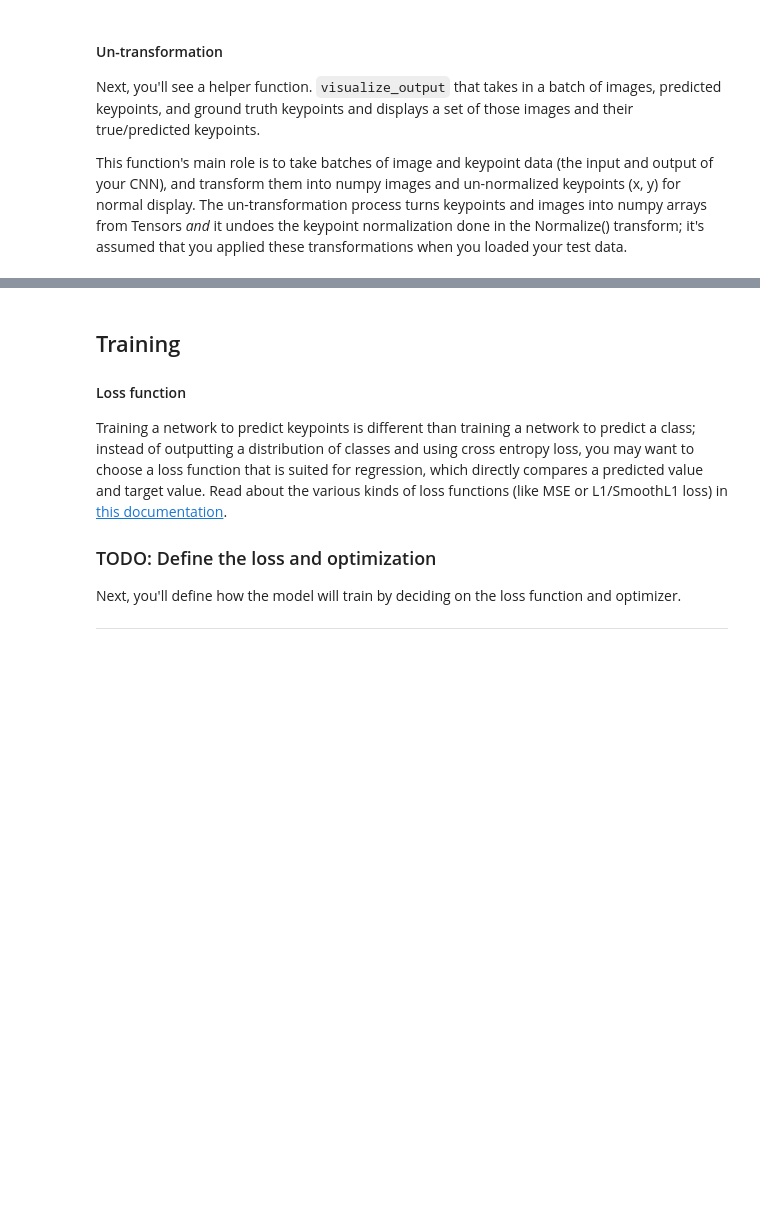
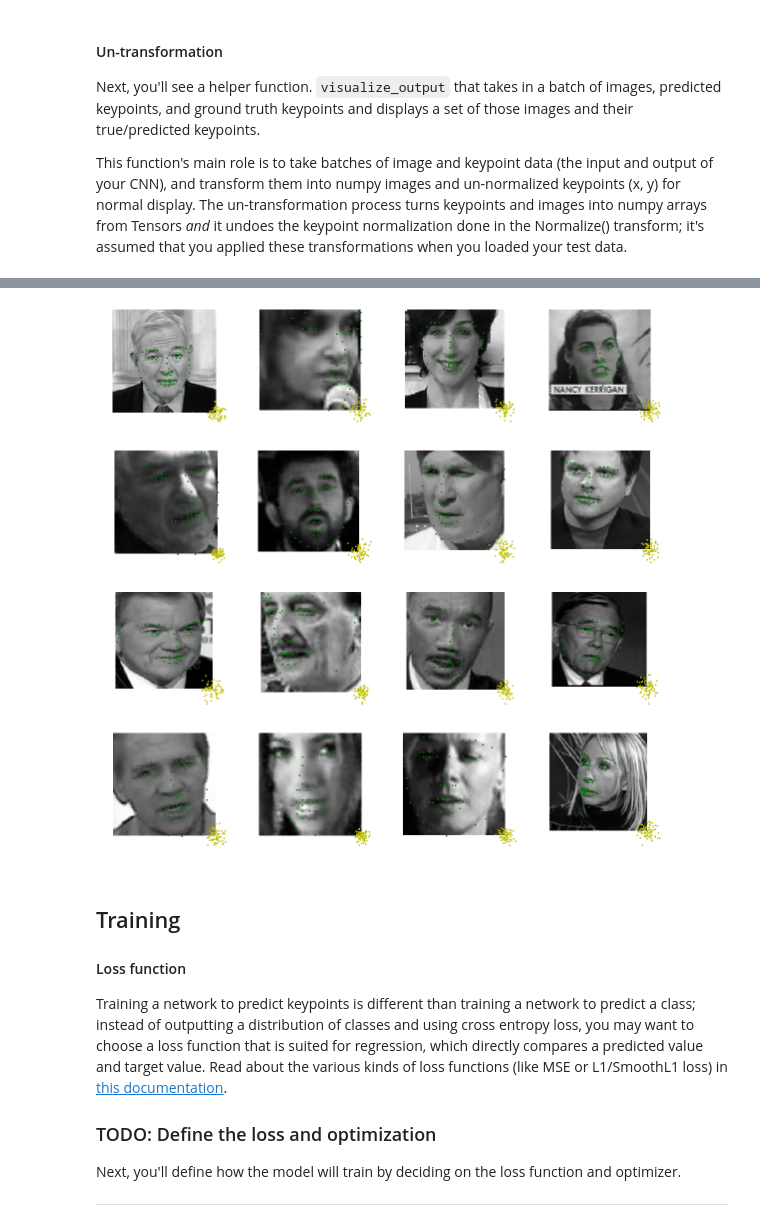
Before and after one commit to Alan-Han/P1_Facial_Keypoints, a Jupyter notebook: 2. Define the Network Architecture.ipynb, the cells around one changed output, grey strips where cells are left out. Cells and saved outputs as stored; diff of their text form; code cells hidden in the pictures; blank space fills up the shorter version.

```diff
--- a/2. Define the Network Architecture.ipynb
+++ b/2. Define the Network Architecture.ipynb
@@ -75,12 +75,16 @@ import numpy as np
 ## TODO: Define the Net in models.py
 
 import torch
+from torch.autograd import Variable
 import torch.nn as nn
 import torch.nn.functional as F
 
+input_image_size = 224
+depth = 1
+
 ## TODO: Once you've define the network, you can instantiate it
 # one example conv layer has been provided for you
-from models import Net
+from models_original import Net
 
 net = Net()
 print(net)
@@ -186,7 +216,7 @@ test_dataset = FacialKeypointsDataset(csv_file='data/test_frames_keypoints.csv',
                                              transform=data_transform)
 # %%
 # load test data in batches
-batch_size = 25
+batch_size = 16
 
 test_loader = DataLoader(test_dataset,
                           batch_size=batch_size,
@@ -253,7 +331,7 @@ def show_all_keypoints(image, predicted_key_pts, gt_pts=None):
     """Show image with predicted keypoints"""
     # image is grayscale
     plt.imshow(image, cmap='gray')
-    plt.scatter(predicted_key_pts[:, 0], predicted_key_pts[:, 1], s=20, marker='.', c='m')
+    plt.scatter(predicted_key_pts[:, 0], predicted_key_pts[:, 1], s=20, marker='.', c='y')
     # plot ground truth points as green pts
     if gt_pts is not None:
         plt.scatter(gt_pts[:, 0], gt_pts[:, 1], s=20, marker='.', c='g')
@@ -312,3 +381,44 @@ visualize_output(test_images, test_outputs, gt_pts)
+# %%
+# visualize the output
+# by default this shows a batch of 10 images
+def visualize_output(test_images, test_outputs, batch_size, gt_pts=None):
+
+    plt.figure(figsize=(20, 20))
+
+    for i in range(batch_size):
+
+        ax = plt.subplot(4, batch_size/4, i+1)
+
+        # un-transform the image data
+        image = test_images[i].data   # get the image from it's Variable wrapper
+        image = image.numpy()   # convert to numpy array from a Tensor
+        image = np.transpose(image, (1, 2, 0))   # transpose to go from torch to numpy image
+
+        # un-transform the predicted key_pts data
+        predicted_key_pts = test_outputs[i].data
+        predicted_key_pts = predicted_key_pts.numpy()
+        # undo normalization of keypoints
+#         print(predicted_key_pts[:5,:5])
+
+        predicted_key_pts = predicted_key_pts*(image.shape[0]/2)+(image.shape[0])
+        # plot ground truth points for comparison, if they exist
+        ground_truth_pts = None
+        if gt_pts is not None:
+            ground_truth_pts = gt_pts[i]
+            ground_truth_pts = (ground_truth_pts*(image.shape[0]/2))+(image.shape[0])
+
+        # call show_all_keypoints
+        show_all_keypoints(np.squeeze(image), predicted_key_pts, ground_truth_pts)
+
+        plt.axis('off')
+
+    plt.show()
+
+# call it
+test_images, test_outputs, gt_pts = net_sample_output()
+visualize_output(test_images, test_outputs, batch_size, gt_pts)
+# %% [output]
+[figure, added]
 # %% [markdown]
 ## Training
 
```
Also changed, not shown: parts of 13 cells of this notebook, 4 other files.
